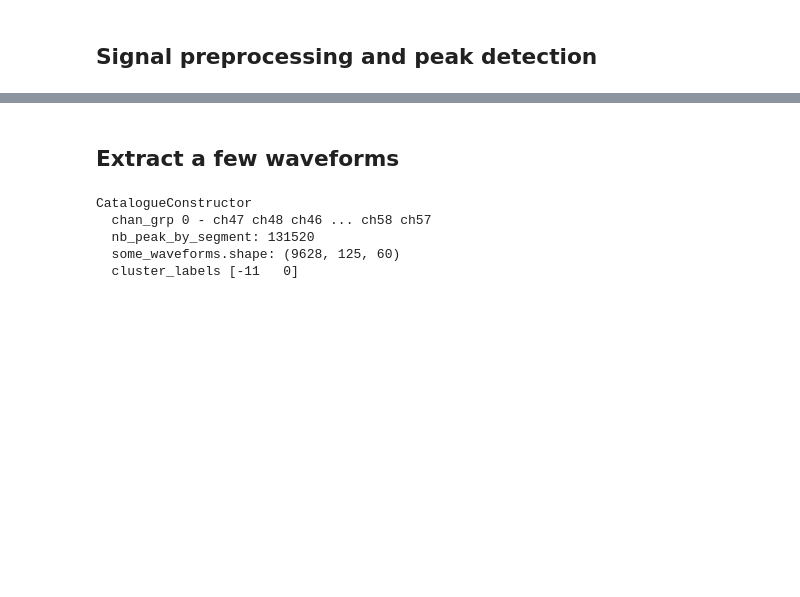
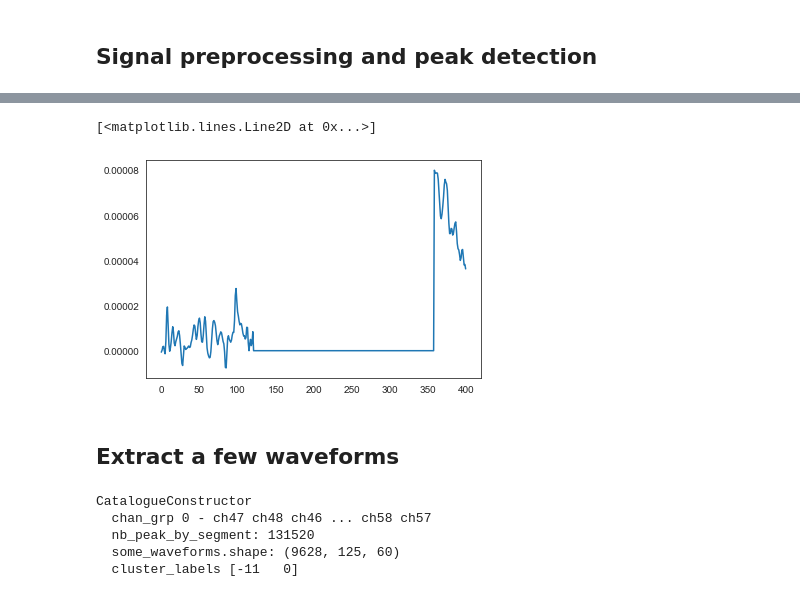
Before and after one commit to rbodo/tridesclous, a Jupyter notebook: example/cbnu/cbnu.ipynb, the cells around one changed output, grey strips where cells are left out. Drawn from its saved outputs; the diff is of its cells as text; code cells hidden in the pictures; blank space fills up the shorter version.

```diff
--- a/example/cbnu/cbnu.ipynb
+++ b/example/cbnu/cbnu.ipynb
@@ -104,0 +129,12 @@ plt.plot(dataio.arrays[0][0].get('processed_signals')[:1000, 0])
+# %%
+# plt.plot(artifact_data[idxs])
+clean_data_a = np.where(mask_a, 0, artifact_data)
+# plt.plot(clean_data_a[idxs])
+clean_data_b = np.where(mask_b, 0, artifact_data)
+# plt.plot(clean_data_b[idxs])
+clean_data_c = np.where(np.bitwise_or(mask_a, mask_b), 0, artifact_data)
+plt.plot(clean_data_c[idxs])
+# plt.ylim(-0.0001, 0.0001)
+# %% [output]
+[<matplotlib.lines.Line2D at 0x...>]
+[figure, added]
```
Also changed, not shown: parts of 15 cells of this notebook, 1 other file.
